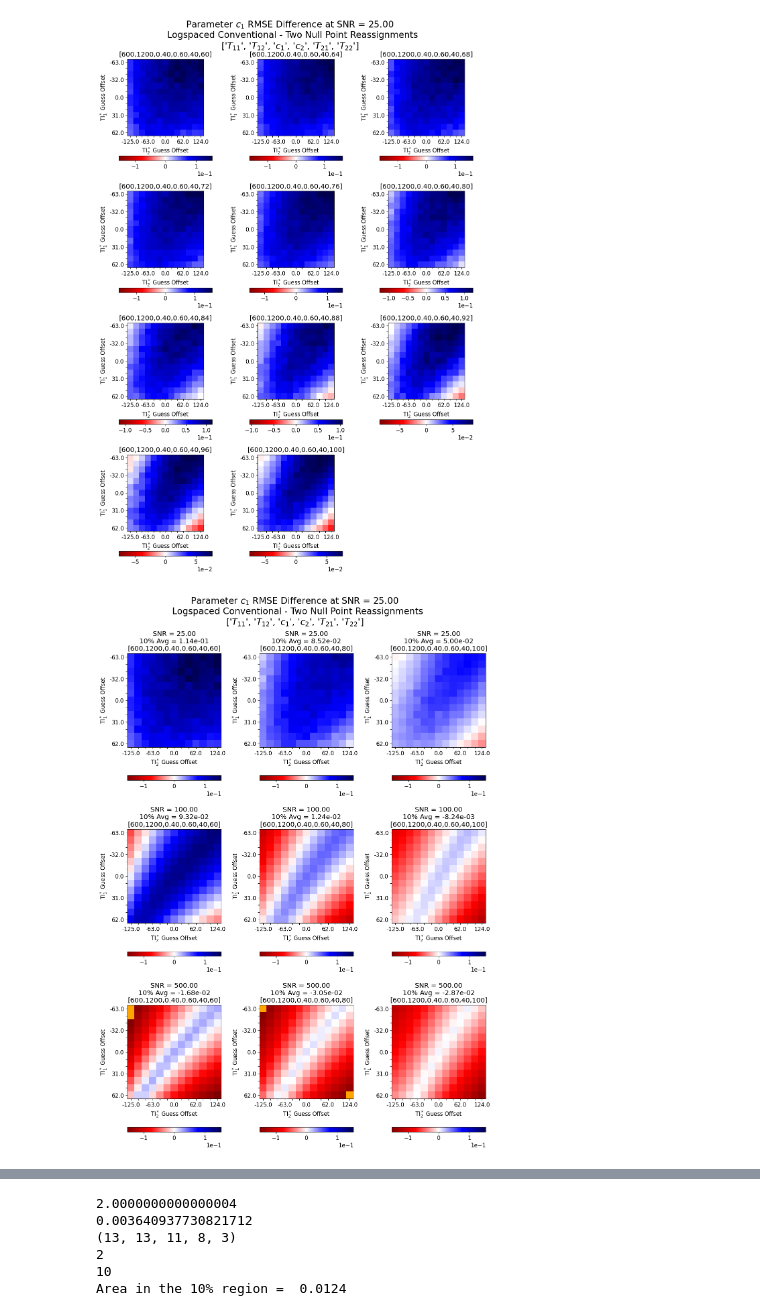
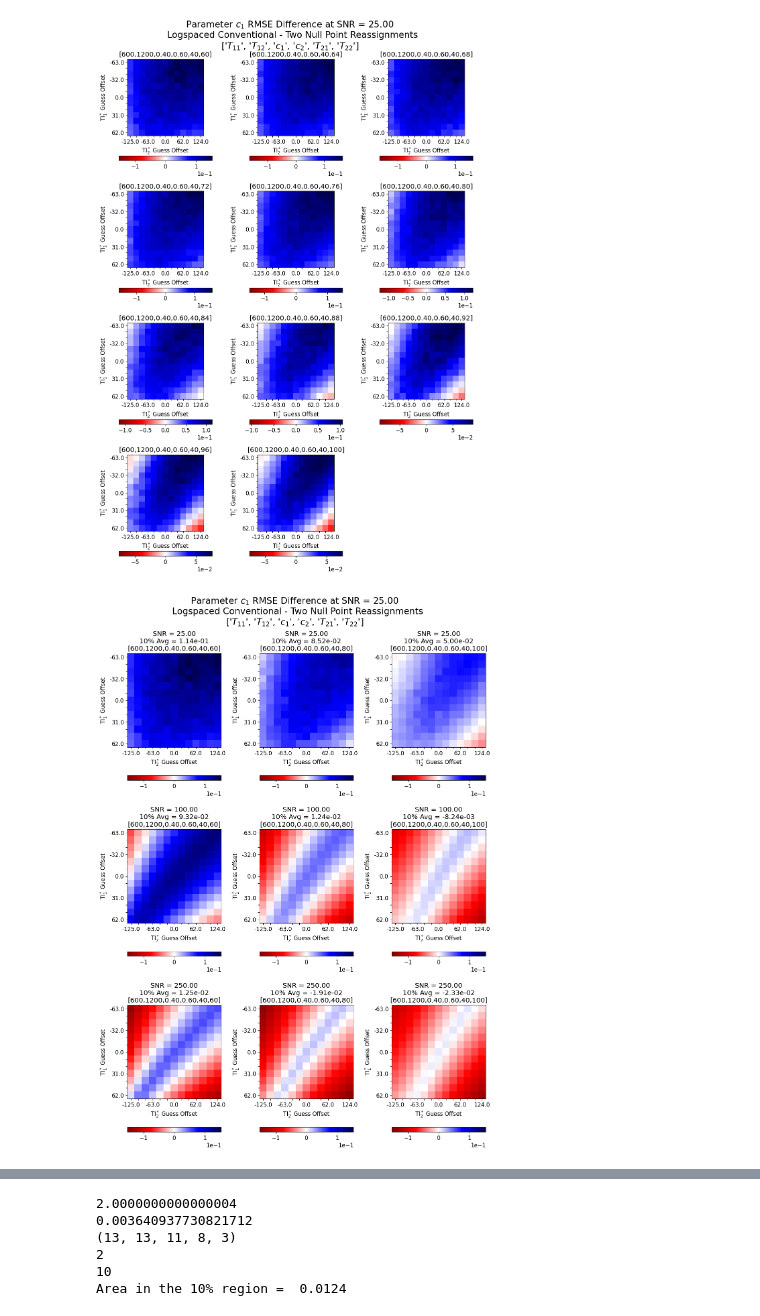
Before and after one commit to Griffin997/Stabilization, a Jupyter notebook: Reassign_Experiment/reassign_T2rat_Exp_Analysis.ipynb, the cells around one changed output, grey strips where cells are left out. Drawn from its saved outputs; the diff is of its cells as text; code cells hidden in the pictures.

```diff
--- a/Reassign_Experiment/reassign_T2rat_Exp_Analysis.ipynb
+++ b/Reassign_Experiment/reassign_T2rat_Exp_Analysis.ipynb
@@ -343,32 +343,32 @@ for iSNR in range(len(SNR_short_array)):
         mat2 = np.where(T2rat_array[T2_short_array[iT2]] == SR_T2Rat)[0]
         SR_index_match = np.intersect1d(mat1,mat2)[0]
 
         temp_SR_MSE = SR_MSE[SR_index_match,param_oi]
 
         temp_MSE_imp = temp_SR_MSE**(1/2)-MSE[:, : , T2_short_array[iT2], SNR_index_oi, 0]**(1/2)
 
         if np.max(temp_MSE_imp)>max_val:
             max_val = np.max(temp_MSE_imp)
 
 
 
-SNR_short_array = [0, -4, -1]
+SNR_short_array = [0, -4, -2]
 for iSNR in range(len(SNR_short_array)):
     SNR_index_oi = SNR_short_array[iSNR]
     SNR_temp_value = SNR_array[SNR_index_oi]
     T2_short_array = [0, len(T2rat_array)//2, -1]
     for iT2 in range(len(T2_short_array)):
 
         mat1 = np.where(SNR_array[SNR_index_oi] == SR_SNR)[0]
         mat2 = np.where(T2rat_array[T2_short_array[iT2]] == SR_T2Rat)[0]
         SR_index_match = np.intersect1d(mat1,mat2)[0]
 
         temp_SR_MSE = SR_MSE[SR_index_match,param_oi]
 
         temp_MSE_imp = temp_SR_MSE**(1/2)-MSE[:, : , T2_short_array[iT2], SNR_index_oi, 0]**(1/2)
 
         tenAvg = np.mean(temp_MSE_imp[tenD:tenU, tenD:tenU])
 
         gen_patchwork_panel(fig, ax[iSNR, iT2%3], T2rat_array[T2_short_array[iT2]], temp_MSE_imp, ex_title=f'SNR = {SNR_temp_value:.2f}\n10% Avg = {tenAvg:.2e}\n', cb_range = max_val)
 # %% [output]
-[figure, old version]
+[figure, new version]
```
Also changed, not shown: parts of 6 cells of this notebook, 1 other file.
